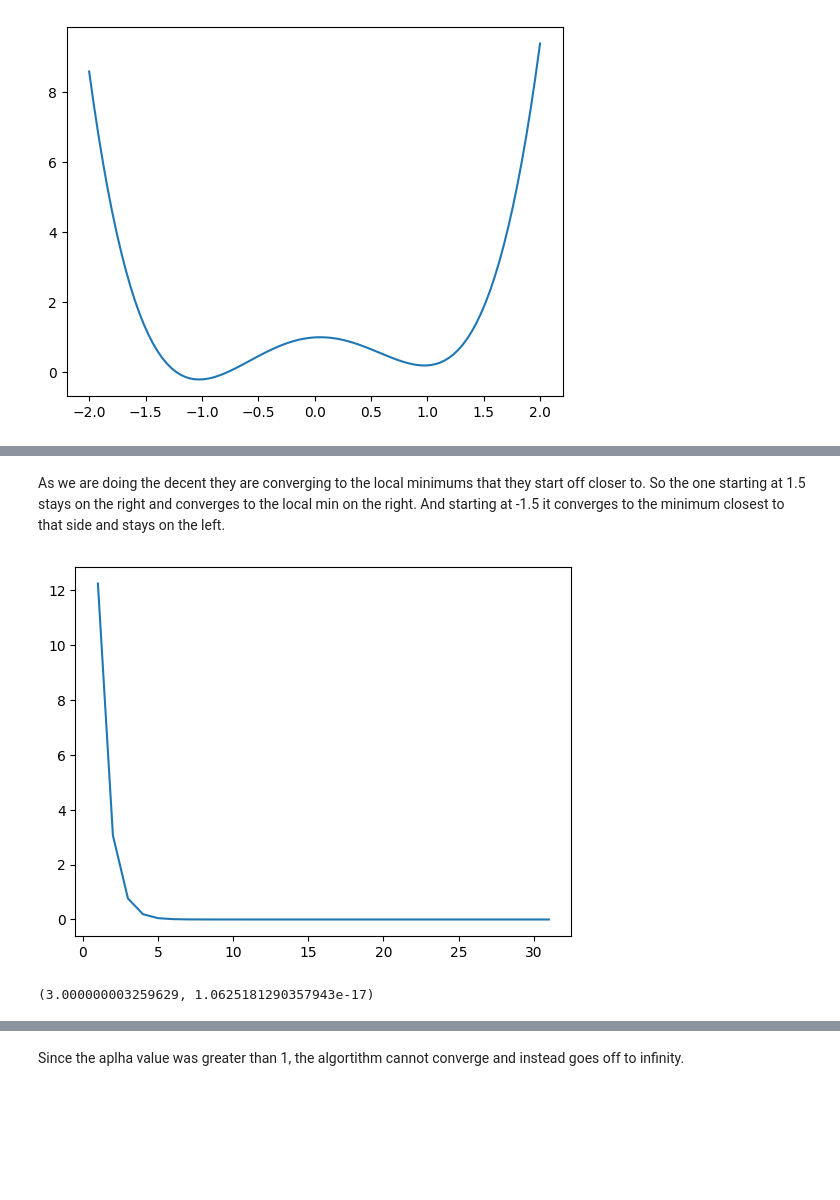
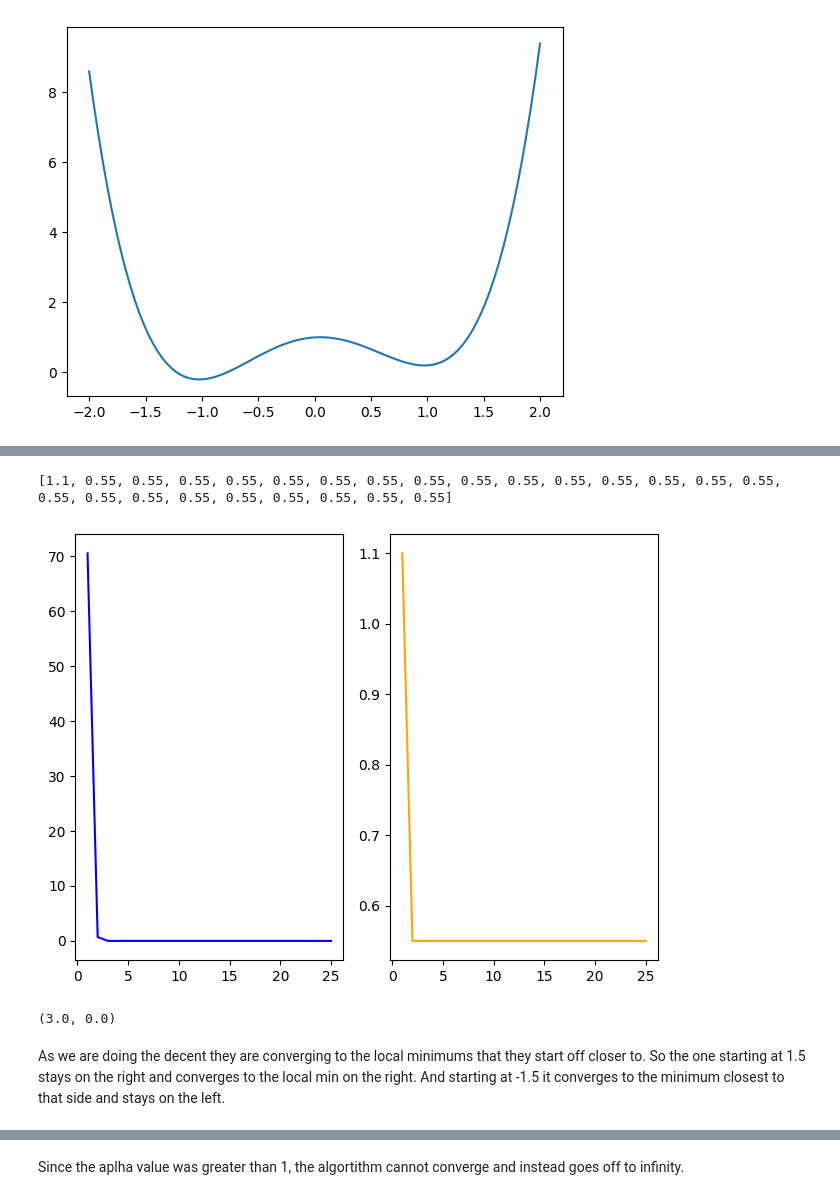
Before and after one commit to brko5178/MathFound, a Jupyter notebook: Assignment2.ipynb, the cells around one changed output, grey strips where cells are left out. Cells and saved outputs as stored; diff of their text form; code cells hidden in the pictures; blank space fills up the shorter version.

```diff
--- a/Assignment2.ipynb
+++ b/Assignment2.ipynb
@@ -70,3 +91,32 @@ subder(-1.5, 0.05, 500)
+# %%
+def gradient_decent3(x0, a):
+    x_array = []
+    y_array = []
+    a_array = []
+    x = x0
+    fpx = df2(x)
+    iters = 0
+    while iters<25:
+        x = x-(a*fpx)
+        fpx = df2(x)
+        iters += 1
+        x_array.append(iters)
+        y_array.append(f2(x))
+        a_array.append(a)
+        a = armijo_line_search(x, a)
+    fig, axs = plt.subplots(1, 2)
+    axs[0].plot(x_array, y_array, color='blue')
+    axs[1].plot(x_array, a_array, color='orange')
+    print(a_array)
+    plt.tight_layout()
+    plt.show()
+    return x, f2(x)
+# %%
+gradient_decent3(10, 1.1)
+# %% [output]
+[1.1, 0.55, 0.55, 0.55, 0.55, 0.55, 0.55, 0.55, 0.55, 0.55, 0.55, 0.55, 0.55, 0.55, 0.55, 0.55, 0.55, 0.55, 0.55, 0.55, 0.55, 0.55, 0.55, 0.55, 0.55]
+[figure, added]
+(3.0, 0.0)
 # %% [markdown]
 As we are doing the decent they are converging to the local minimums that they start off closer to. So the one starting at 1.5 stays on the right
 and converges to the local min on the right. And starting at -1.5 it converges to the minimum closest to that side and stays on the left.
@@ -103,5 +128,0 @@ def subder2(x0, a, M):
-# %%
-subder2(10, 0.25, 25)
-# %% [output]
-[figure, removed]
-(3.000000003259629, 1.0625181290357943e-17)
```
Also changed, not shown: parts of 13 cells of this notebook.
